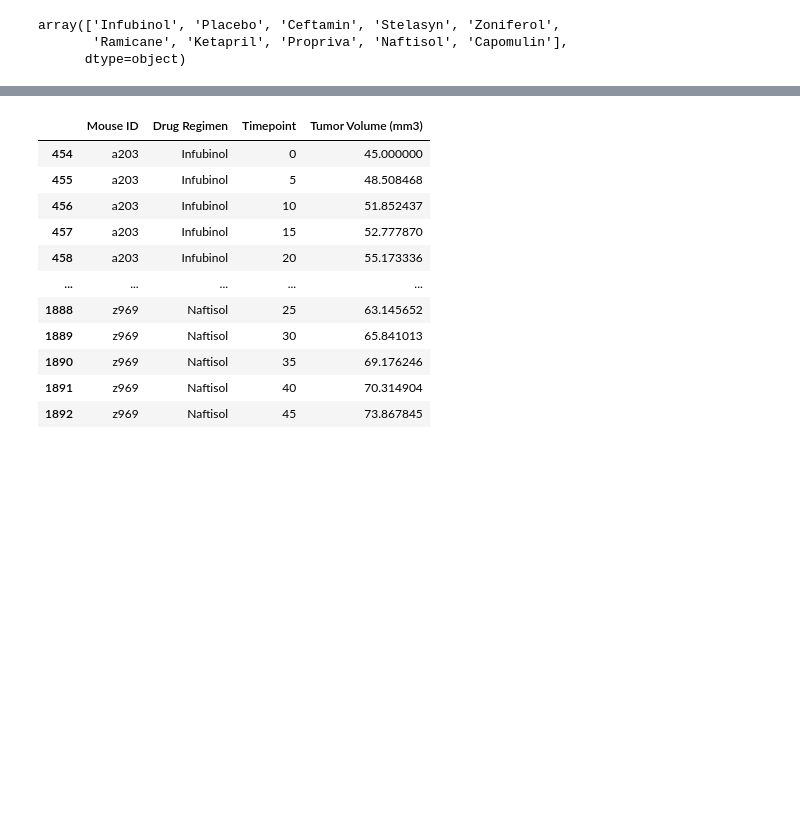
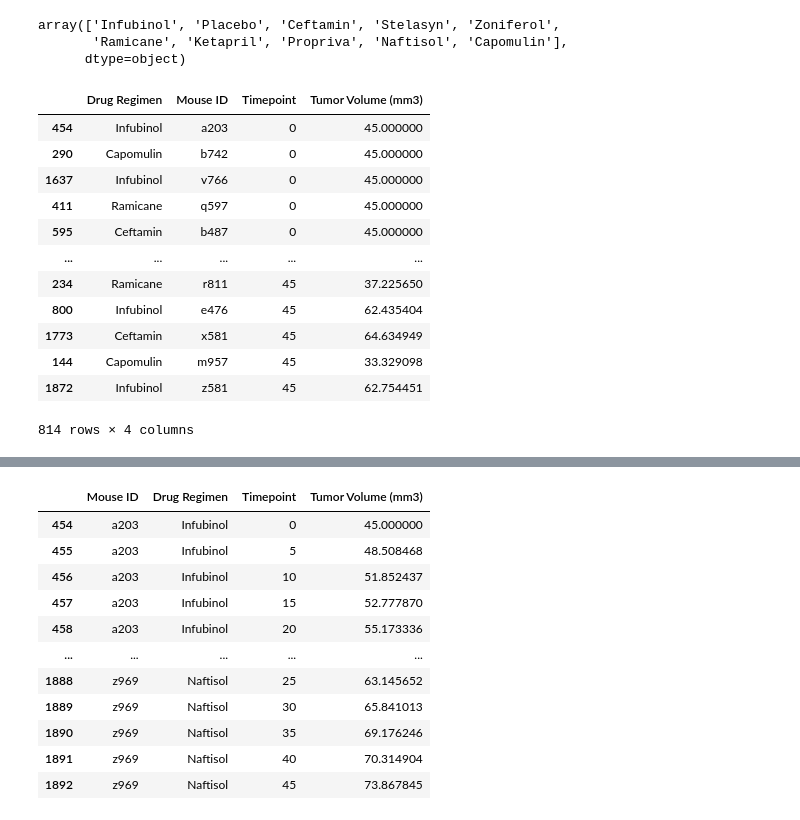
Before and after one commit to cdfencing/Matplotlib-The-Power-of-Plots, a Jupyter notebook: Pymaceuticals/Untitled.ipynb, the cells around one changed output, grey strips where cells are left out. Saved outputs shown, nothing was run; the diff lists cells and outputs as text; code cells hidden in the pictures; blank space fills up the shorter version.

```diff
--- a/Pymaceuticals/Untitled.ipynb
+++ b/Pymaceuticals/Untitled.ipynb
@@ -73,6 +73,29 @@ combined_mousestudy_df["Drug Regimen"].unique()
 array(['Infubinol', 'Placebo', 'Ceftamin', 'Stelasyn', 'Zoniferol',
        'Ramicane', 'Ketapril', 'Propriva', 'Naftisol', 'Capomulin'],
       dtype=object)
+# %%
+#Grab the top 4 regimens (Capomulin, Ramicane, Infubinol, and Ceftamin)
+top_regimens = combined_mousestudy_df[combined_mousestudy_df["Drug Regimen"].isin(["Capomulin", "Ramicane", "Infubinol", "Ceftamin"])]
+top_regimens = top_regimens.sort_values(["Timepoint"], ascending=True)
+top_regimens
+
+top_regimens_data = top_regimens[["Drug Regimen", "Mouse ID", "Timepoint", "Tumor Volume (mm3)"]]
+
+top_regimens_data
+# %% [output]
+|  | Drug Regimen | Mouse ID | Timepoint | Tumor Volume (mm3) |
+| 454 | Infubinol | a203 | 0 | 45.000000 |
+| 290 | Capomulin | b742 | 0 | 45.000000 |
+| 1637 | Infubinol | v766 | 0 | 45.000000 |
+| 411 | Ramicane | q597 | 0 | 45.000000 |
+| 595 | Ceftamin | b487 | 0 | 45.000000 |
+| ... | ... | ... | ... | ... |
+| 234 | Ramicane | r811 | 45 | 37.225650 |
+| 800 | Infubinol | e476 | 45 | 62.435404 |
+| 1773 | Ceftamin | x581 | 45 | 64.634949 |
+| 144 | Capomulin | m957 | 45 | 33.329098 |
+| 1872 | Infubinol | z581 | 45 | 62.754451 |
+814 rows × 4 columns
 # %%
 #Group the data by both Drug Regimen and Mouse ID and get the final tumor measurement
 top_regimens_sort = top_regimens_data.groupby(['Drug Regimen', 'Mouse ID']).last()['Tumor Volume (mm3)']
```
Also changed, not shown: parts of 1 cell of this notebook, 1 other file.
